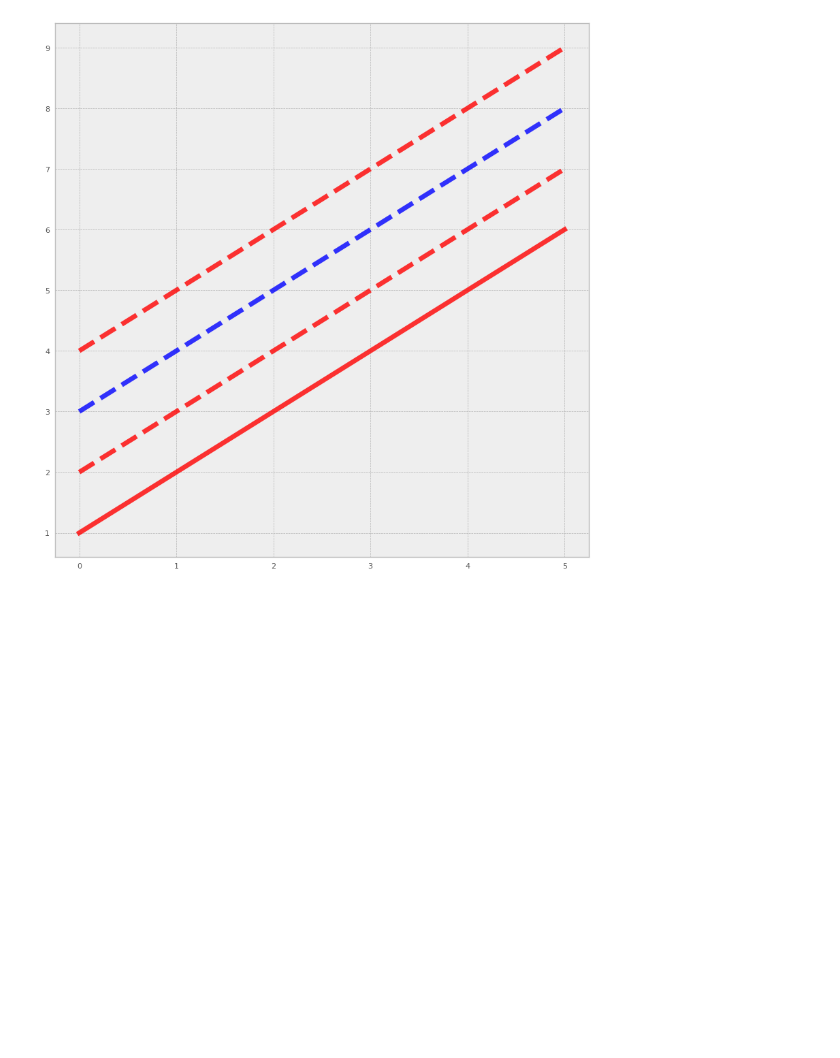
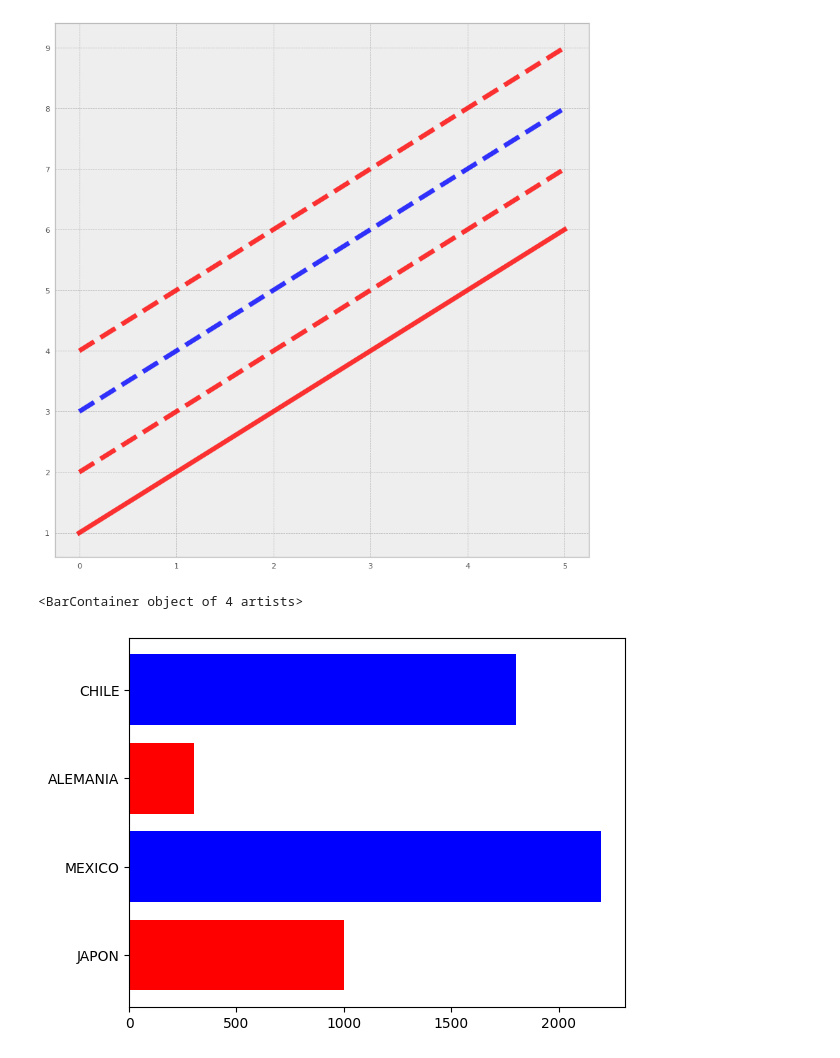
Before and after one commit to carloantoniocc/ofimatica, a Jupyter notebook: grafica.ipynb, the cells around one changed output. Drawn from its saved outputs; the diff is of its cells as text; code cells hidden in the pictures; blank space fills up the shorter version.

```diff
--- a/grafica.ipynb
+++ b/grafica.ipynb
@@ -94,0 +92,5 @@ ax.plot(x,x+4,color="red", alpha=0.8, linewidth=5, linestyle="--")
+# %%
+## barplot
+
+country = ["JAPON","MEXICO","ALEMANIA","CHILE"]
+population = [1000,2200,300,1800]
@@ -94,0 +100,5 @@ ax.plot(x,x+4,color="red", alpha=0.8, linewidth=5, linestyle="--")
+# %%
+plt.barh(country,population,color=['red','blue'])
+# %% [output]
+<BarContainer object of 4 artists>
+[figure, added]
```
Also changed, not shown: parts of 3 cells of this notebook, 3 other files.
